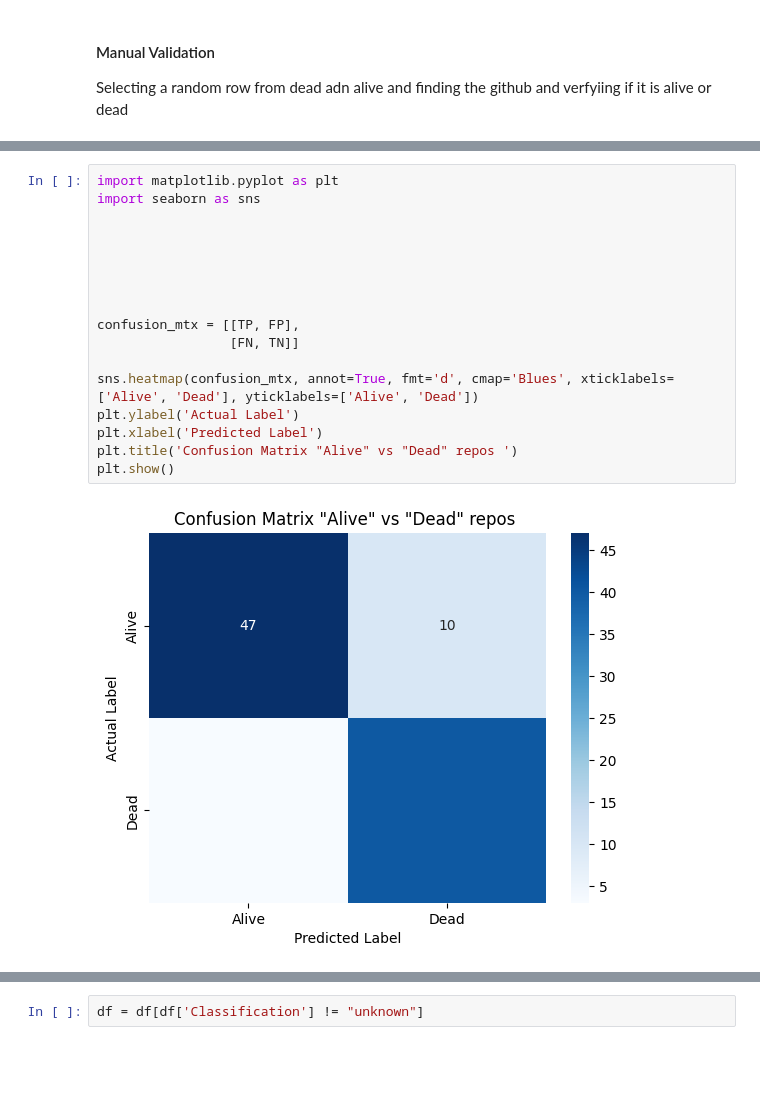
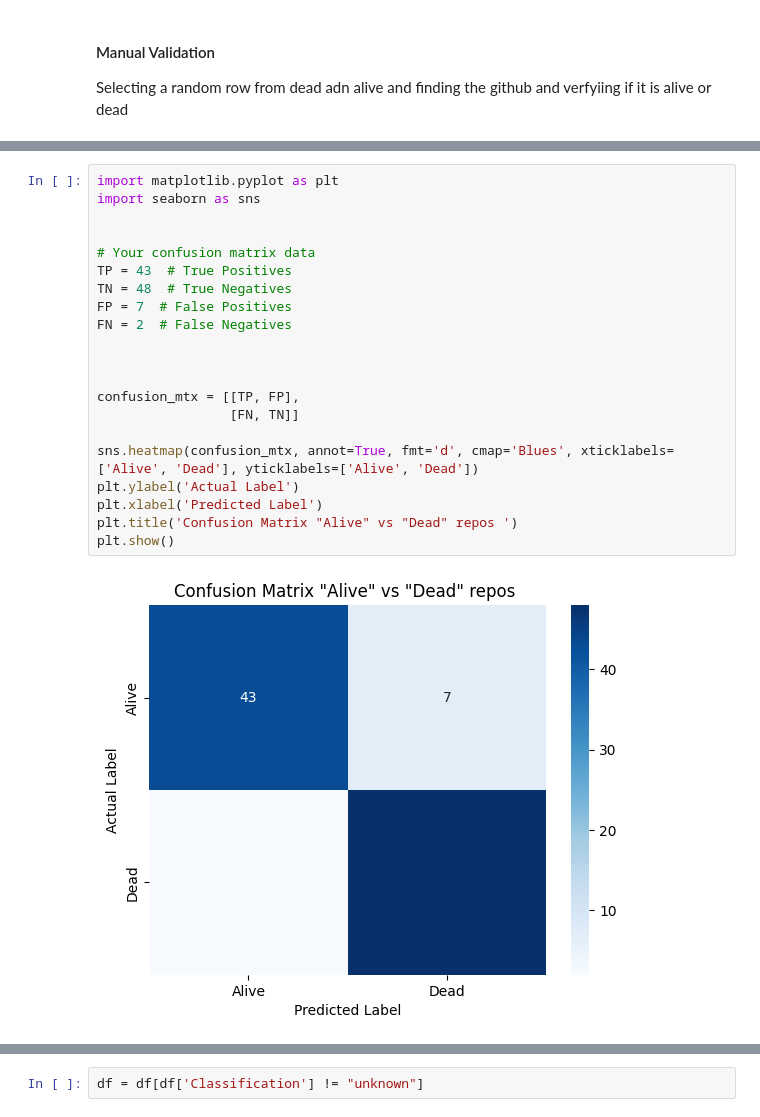
Before and after one commit to EthanFalcao/Github_Repo_EDA, a Jupyter notebook: repo_status_classification/graph_data_inactive_dates.ipynb, the cells around one changed output, grey strips where cells are left out. Cells and saved outputs as stored; diff of their text form; blank space fills up the shorter version.

```diff
--- a/repo_status_classification/graph_data_inactive_dates.ipynb
+++ b/repo_status_classification/graph_data_inactive_dates.ipynb
@@ -389,19 +589,23 @@ SyntaxError: invalid syntax (3749578185.py, line 5)
 # %%
 import matplotlib.pyplot as plt
 import seaborn as sns
 
 
-
+# Your confusion matrix data
+TP = 43  # True Positives
+TN = 48  # True Negatives
+FP = 7  # False Positives
+FN = 2  # False Negatives
 
 
 
 confusion_mtx = [[TP, FP],
                  [FN, TN]]
 
 sns.heatmap(confusion_mtx, annot=True, fmt='d', cmap='Blues', xticklabels=['Alive', 'Dead'], yticklabels=['Alive', 'Dead'])
 plt.ylabel('Actual Label')
 plt.xlabel('Predicted Label')
 plt.title('Confusion Matrix "Alive" vs "Dead" repos ')
 plt.show()
 # %% [output]
-[figure, old version]
+[figure, new version]
```
Also changed, not shown: parts of 30 cells of this notebook, 4 other files.
